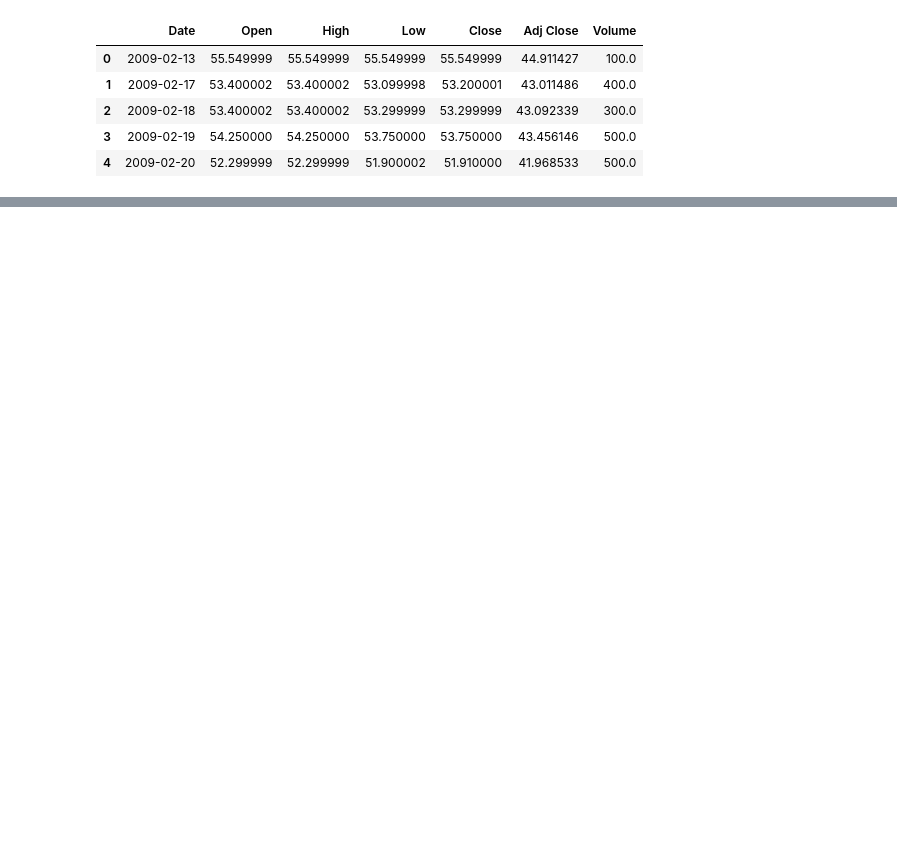
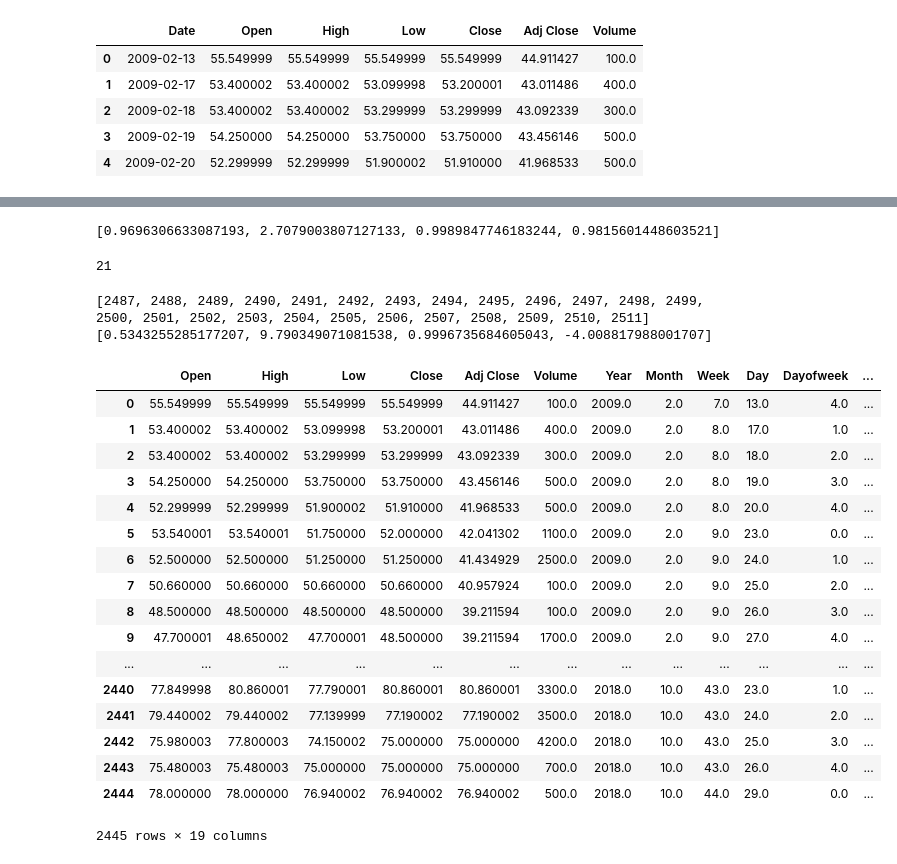
Before and after one commit to FSSoar/IlliniDatathon2019, a Jupyter notebook: RandomForestQuickTest.ipynb, the cells around one changed output, grey strips where cells are left out. Saved outputs shown, nothing was run; the diff lists cells and outputs as text; code cells hidden in the pictures; blank space fills up the shorter version.

Commit message:
added a chainer to chain one RF prediction to another. Not good model. Can't predict far into future (even a couple weeks).

```diff
--- a/RandomForestQuickTest.ipynb
+++ b/RandomForestQuickTest.ipynb
@@ -199,3 +142,66 @@ X_valid
+# %%
+rf_next_open = RandomForestRegressor(n_estimators=40, min_samples_leaf=3, max_features=0.5, n_jobs=-1)
+rf_next_open.fit(X_train_close, y_train_close)
+print_score(rf_next_open)
+# %% [output]
+[0.9696306633087193, 2.7079003807127133, 0.9989847746183244, 0.9815601448603521]
+# %%
+len(X_train_close.columns)
+# %% [output]
+21
+# %%
+# now making a model to PREDICT CLOSE USING OPEN
+# don't need add_next as close happens after open in a day
+df_BAYZF = pd.read_csv(PATH1, low_memory=False, parse_dates=[dateColumn])
+df_raw = df_BAYZF
+add_datepart(df_raw, dateColumn)
+to_predict = "Close"
+# options: ["Adj Close", "Open", "High", "Low", "Volume"]
+to_drop = ["Adj Close", "High", "Low", "Volume"]
+result = proc_df(df_raw, y_fld=to_predict, skip_flds=to_drop)
+df = result[0]
+y = result[1]
+
+to_remove = np.argwhere(np.isnan(y))
+to_remove = [row[0] for row in to_remove.tolist()]
+print(to_remove)
+df = df.drop(to_remove, axis=0)
+y = y[~np.isnan(y)]
+
+n_valid = 42 # for the final year
+n_train = len(df) - n_valid
+# raw just uses the df_raw
+raw_train, raw_valid = split_vals(df_raw, n_train)
+X_train, X_valid = split_vals(df, n_train)
+y_train, y_valid = split_vals(y, n_train)
+
+rf_next_close = RandomForestRegressor(n_estimators=40, min_samples_leaf=3, max_features=0.5, n_jobs=-1)
+rf_next_close.fit(X_train, y_train)
+print_score(rf_next_close)
+# %% [output]
+[2487, 2488, 2489, 2490, 2491, 2492, 2493, 2494, 2495, 2496, 2497, 2498, 2499, 2500, 2501, 2502, 2503, 2504, 2505, 2506, 2507, 2508, 2509, 2510, 2511]
+[0.5343255285177207, 9.790349071081538, 0.9996735684605043, -4.008817988001707]
+# %%
+raw_train
+# %% [output]
+|  | Open | High | Low | Close | Adj Close | Volume | Year | Month | Week | Day | Dayofweek | ... |
+| 0 | 55.549999 | 55.549999 | 55.549999 | 55.549999 | 44.911427 | 100.0 | 2009.0 | 2.0 | 7.0 | 13.0 | 4.0 | ... |
+| 1 | 53.400002 | 53.400002 | 53.099998 | 53.200001 | 43.011486 | 400.0 | 2009.0 | 2.0 | 8.0 | 17.0 | 1.0 | ... |
+| 2 | 53.400002 | 53.400002 | 53.299999 | 53.299999 | 43.092339 | 300.0 | 2009.0 | 2.0 | 8.0 | 18.0 | 2.0 | ... |
+| 3 | 54.250000 | 54.250000 | 53.750000 | 53.750000 | 43.456146 | 500.0 | 2009.0 | 2.0 | 8.0 | 19.0 | 3.0 | ... |
+| 4 | 52.299999 | 52.299999 | 51.900002 | 51.910000 | 41.968533 | 500.0 | 2009.0 | 2.0 | 8.0 | 20.0 | 4.0 | ... |
+| 5 | 53.540001 | 53.540001 | 51.750000 | 52.000000 | 42.041302 | 1100.0 | 2009.0 | 2.0 | 9.0 | 23.0 | 0.0 | ... |
+| 6 | 52.500000 | 52.500000 | 51.250000 | 51.250000 | 41.434929 | 2500.0 | 2009.0 | 2.0 | 9.0 | 24.0 | 1.0 | ... |
+| 7 | 50.660000 | 50.660000 | 50.660000 | 50.660000 | 40.957924 | 100.0 | 2009.0 | 2.0 | 9.0 | 25.0 | 2.0 | ... |
+| 8 | 48.500000 | 48.500000 | 48.500000 | 48.500000 | 39.211594 | 100.0 | 2009.0 | 2.0 | 9.0 | 26.0 | 3.0 | ... |
+| 9 | 47.700001 | 48.650002 | 47.700001 | 48.500000 | 39.211594 | 1700.0 | 2009.0 | 2.0 | 9.0 | 27.0 | 4.0 | ... |
+| ... | ... | ... | ... | ... | ... | ... | ... | ... | ... | ... | ... | ... |
+| 2440 | 77.849998 | 80.860001 | 77.790001 | 80.860001 | 80.860001 | 3300.0 | 2018.0 | 10.0 | 43.0 | 23.0 | 1.0 | ... |
+| 2441 | 79.440002 | 79.440002 | 77.139999 | 77.190002 | 77.190002 | 3500.0 | 2018.0 | 10.0 | 43.0 | 24.0 | 2.0 | ... |
+| 2442 | 75.980003 | 77.800003 | 74.150002 | 75.000000 | 75.000000 | 4200.0 | 2018.0 | 10.0 | 43.0 | 25.0 | 3.0 | ... |
+| 2443 | 75.480003 | 75.480003 | 75.000000 | 75.000000 | 75.000000 | 700.0 | 2018.0 | 10.0 | 43.0 | 26.0 | 4.0 | ... |
+| 2444 | 78.000000 | 78.000000 | 76.940002 | 76.940002 | 76.940002 | 500.0 | 2018.0 | 10.0 | 44.0 | 29.0 | 0.0 | ... |
+2445 rows × 19 columns
 # %%
 y_valid
 # %% [output]
```
Also changed, not shown: parts of 30 cells of this notebook.
